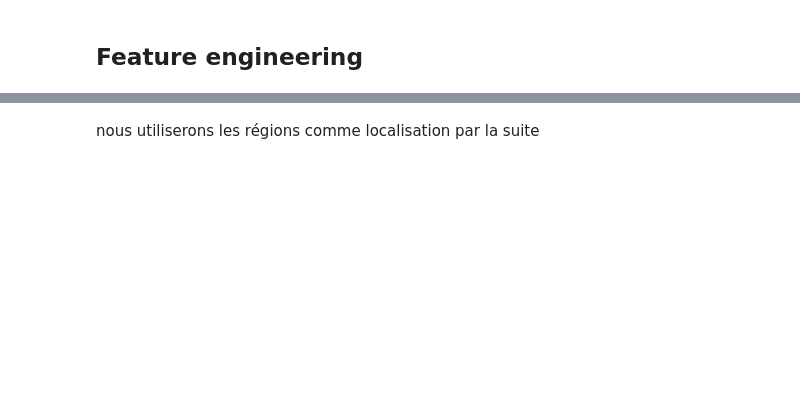
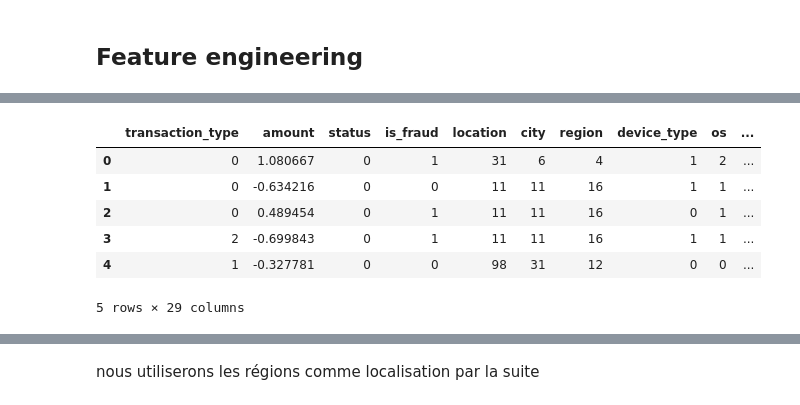
Before and after one commit to Anaaurelle237/AI_Summer_projet_8, a Jupyter notebook: notebooks/modelisation_ai.ipynb, the cells around one changed output, grey strips where cells are left out. Saved outputs shown, nothing was run; the diff lists cells and outputs as text; code cells hidden in the pictures; blank space fills up the shorter version.

```diff
--- a/notebooks/modelisation_ai.ipynb
+++ b/notebooks/modelisation_ai.ipynb
@@ -49,0 +95,4 @@ locations = pd.read_csv("../Data/worldcities.csv")
+# %%
+data = df3.copy()
+data.drop(columns=["transaction_id", "customer_id", "device_id", "email", "phone_number", "address", "history_id"], inplace=True)
+data.head()
@@ -115,0 +193,18 @@ customers.head()
+# %%
+date_of_today = datetime.now()
+
+def calculate_and_assign(row):
+  years_since_birth = int((date_of_today - row['date_of_birth']).days / 360)
+  return pd.Series({'year_since_birth': years_since_birth})
+
+data["year_since_birth"] = data.apply(calculate_and_assign, axis=1)
+data.drop(columns=["date_of_birth"], inplace=True)
+data.head()
+# %% [output]
+|  | transaction_type | amount | status | is_fraud | location | city | region | device_type | os | ... |
+| 0 | 0 | 1.080667 | 0 | 1 | 31 | 6 | 4 | 1 | 2 | ... |
+| 1 | 0 | -0.634216 | 0 | 0 | 11 | 11 | 16 | 1 | 1 | ... |
+| 2 | 0 | 0.489454 | 0 | 1 | 11 | 11 | 16 | 0 | 1 | ... |
+| 3 | 2 | -0.699843 | 0 | 1 | 11 | 11 | 16 | 1 | 1 | ... |
+| 4 | 1 | -0.327781 | 0 | 0 | 98 | 31 | 12 | 0 | 0 | ... |
+5 rows × 29 columns
```
Also changed, not shown: parts of 60 cells of this notebook.
